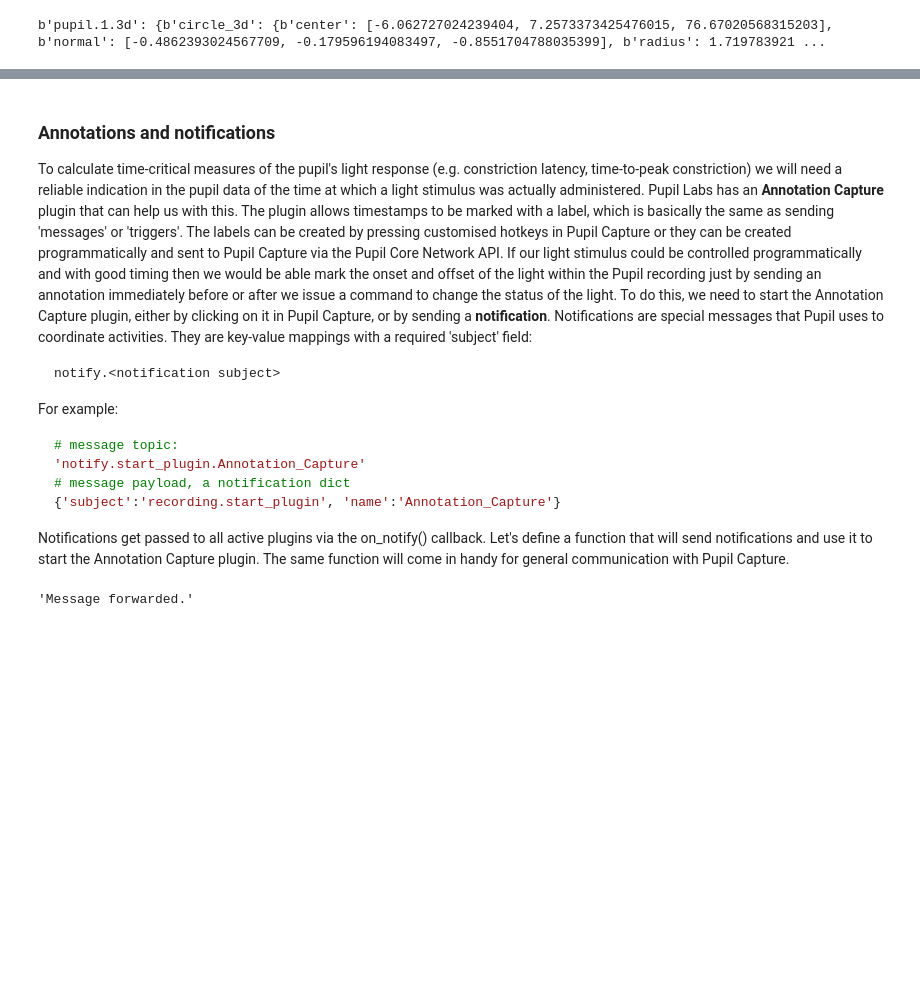
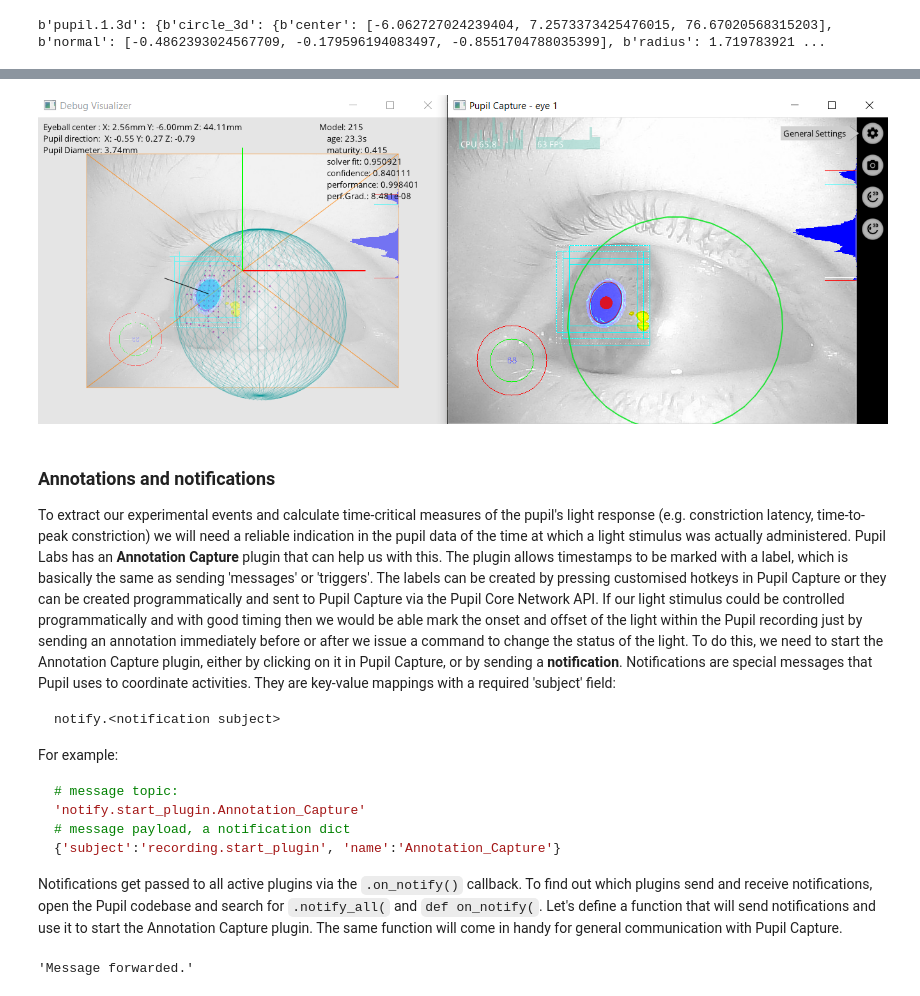
Before and after one commit to PyPlr/cvd_pupillometry, a Jupyter notebook: code/python/pyplr/plr_with_pupil_core.ipynb, the cells around one changed output, grey strips where cells are left out. Saved outputs shown, nothing was run; the diff lists cells and outputs as text; code cells hidden in the pictures; blank space fills up the shorter version.

````diff
--- a/code/python/pyplr/plr_with_pupil_core.ipynb
+++ b/code/python/pyplr/plr_with_pupil_core.ipynb
@@ -144,6 +146,10 @@ Section 3.2 of the first paper discusses the 3d eye model and Section 4.3 talks
+# %%
+Image("../../../img/CAPTURE.PNG", width=1000)
+# %% [output]
+[figure, added]
 # %% [markdown]
 ### **Annotations and notifications**
-To calculate time-critical measures of the pupil's light response (e.g. constriction latency, time-to-peak constriction) we will need a reliable indication in the pupil data of the time at which a light stimulus was actually administered. Pupil Labs has an **Annotation Capture** plugin that can help us with this. The plugin allows timestamps to be marked with a label, which is basically the same as sending 'messages' or 'triggers'. The labels can be created by pressing customised hotkeys in Pupil Capture or they can be created programmatically and sent to Pupil Capture via the Pupil Core Network API. If our light stimulus could be controlled programmatically and with good timing then we would be able mark the onset and offset of the light within the Pupil recording just by sending an annotation immediately before or after we issue a command to change the status of the light. To do this, we need to start the Annotation Capture plugin, either by clicking on it in Pupil Capture, or by sending a **notification**. Notifications are special messages that Pupil uses to coordinate activities. They are key-value mappings with a required 'subject' field:
+To extract our experimental events and calculate time-critical measures of the pupil's light response (e.g. constriction latency, time-to-peak constriction) we will need a reliable indication in the pupil data of the time at which a light stimulus was actually administered. Pupil Labs has an **Annotation Capture** plugin that can help us with this. The plugin allows timestamps to be marked with a label, which is basically the same as sending 'messages' or 'triggers'. The labels can be created by pressing customised hotkeys in Pupil Capture or they can be created programmatically and sent to Pupil Capture via the Pupil Core Network API. If our light stimulus could be controlled programmatically and with good timing then we would be able mark the onset and offset of the light within the Pupil recording just by sending an annotation immediately before or after we issue a command to change the status of the light. To do this, we need to start the Annotation Capture plugin, either by clicking on it in Pupil Capture, or by sending a **notification**. Notifications are special messages that Pupil uses to coordinate activities. They are key-value mappings with a required 'subject' field:
 
 ```Python
 notify.<notification subject>
@@ -157,7 +163,7 @@ For example:
 {'subject':'recording.start_plugin', 'name':'Annotation_Capture'}
 ```
 
-Notifications get passed to all active plugins via the on_notify() callback. Let's define a function that will send notifications and use it to start the Annotation Capture plugin. The same function will come in handy for general communication with Pupil Capture.
+Notifications get passed to all active plugins via the `.on_notify()` callback. To find out which plugins send and receive notifications, open the Pupil codebase and search for `.notify_all(` and `def on_notify(`. Let's define a function that will send notifications and use it to start the Annotation Capture plugin. The same function will come in handy for general communication with Pupil Capture.
 # %%
 def notify(notification):
     """Sends ``notification`` to Pupil Remote"""
````
Also changed, not shown: parts of 10 cells of this notebook, 15 other files.
